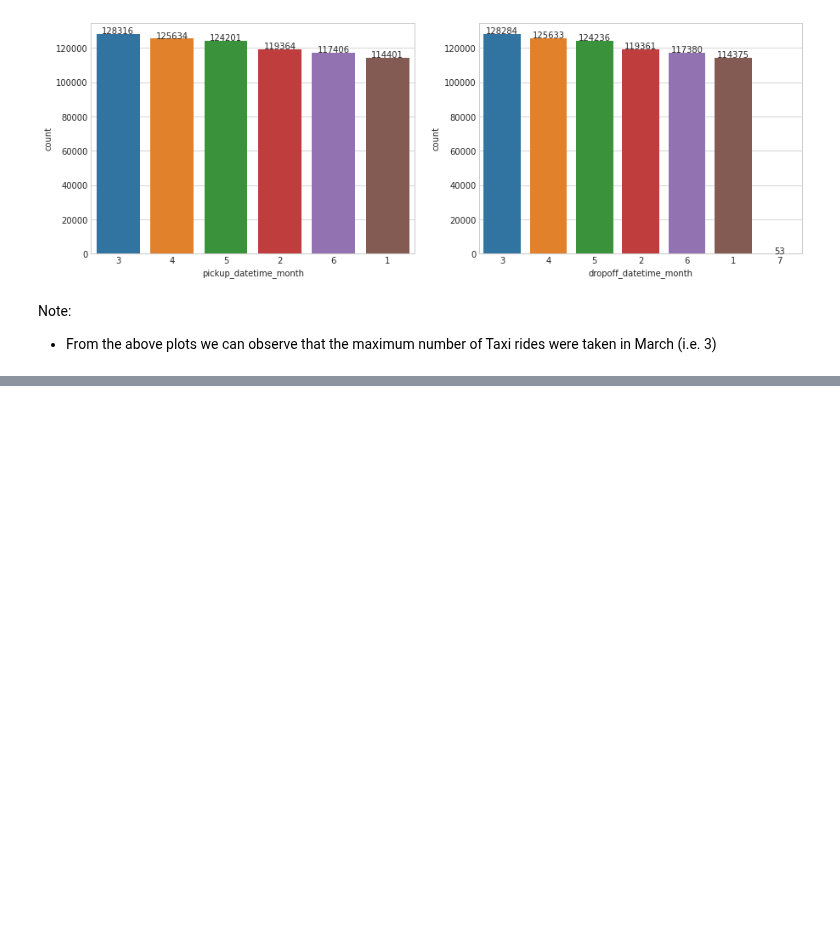
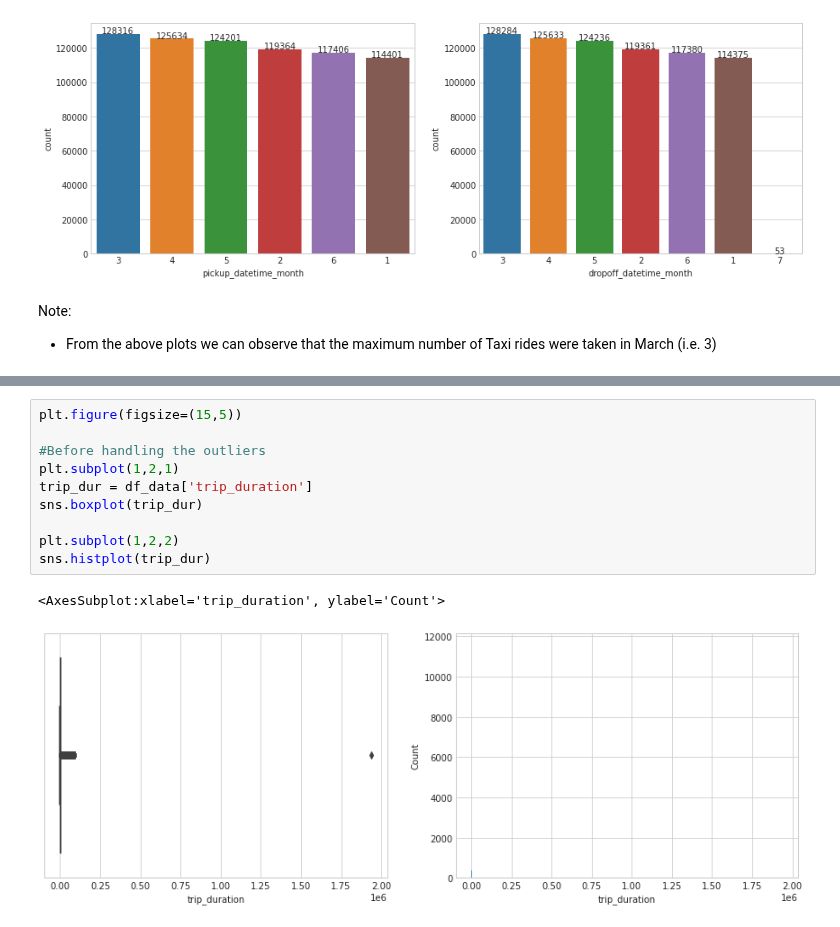
Before and after one commit to ParisRohan/AES-128-bit-Key-size-, a Jupyter notebook: eda-nyc-taxi-trip.ipynb, the cells around one changed output, grey strips where cells are left out. Saved outputs shown, nothing was run; the diff lists cells and outputs as text; blank space fills up the shorter version.

Commit message:
Kaggle Notebook | EDA_NYC_Taxi_trip | Version 5

```diff
--- a/eda-nyc-taxi-trip.ipynb
+++ b/eda-nyc-taxi-trip.ipynb
@@ -257,0 +292,13 @@ Note:
+# %%
+plt.figure(figsize=(15,5))
+
+#Before handling the outliers
+plt.subplot(1,2,1)
+trip_dur = df_data['trip_duration']
+sns.boxplot(trip_dur)
+
+plt.subplot(1,2,2)
+sns.histplot(trip_dur)
+# %% [output]
+<AxesSubplot:xlabel='trip_duration', ylabel='Count'>
+[figure, added]
```
Also changed, not shown: parts of 7 cells of this notebook.
